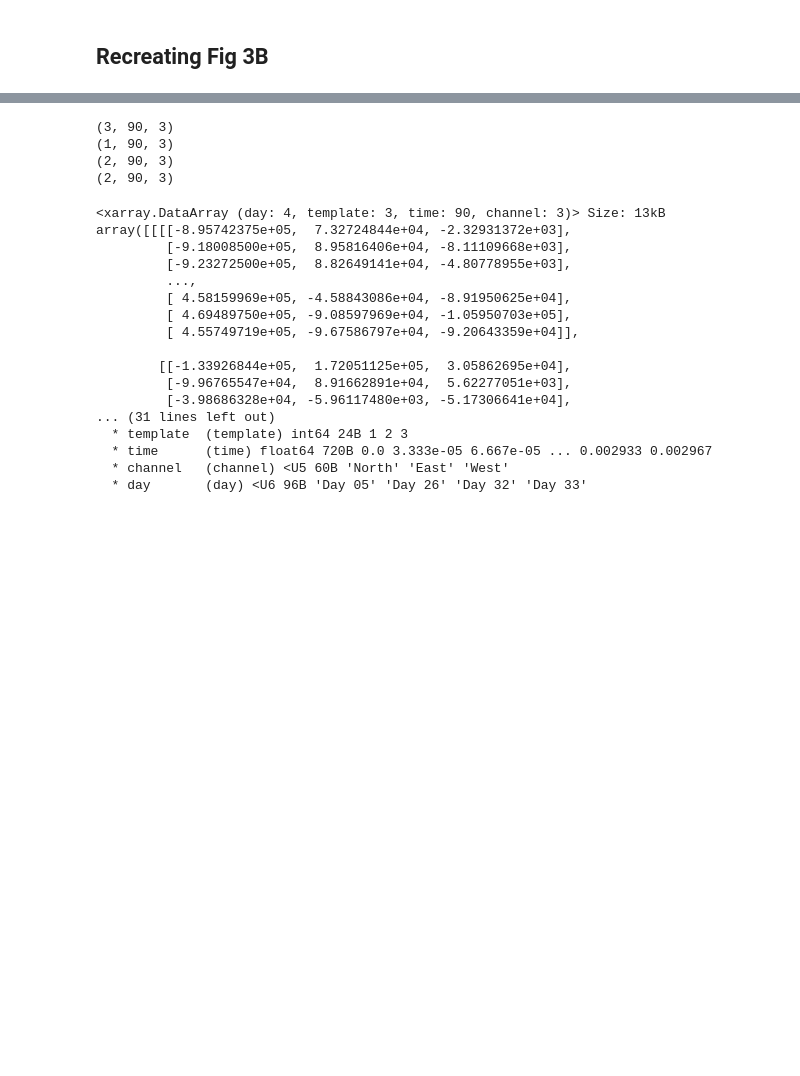
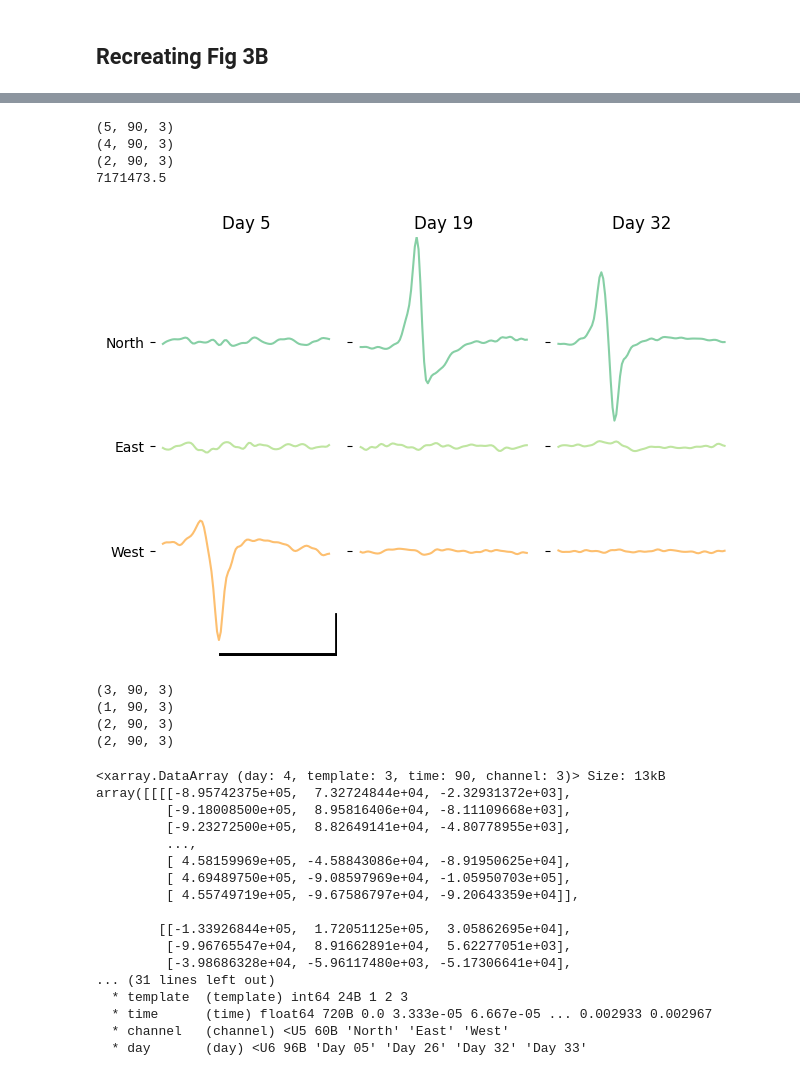
Before and after one commit to organoid-intelligence/neuralmodulation_shell_meas, a Jupyter notebook: notebooks/fig3.ipynb, the cells around one changed output, grey strips where cells are left out. Cells and saved outputs as stored; diff of their text form; code cells hidden in the pictures; blank space fills up the shorter version.

```diff
--- a/notebooks/fig3.ipynb
+++ b/notebooks/fig3.ipynb
@@ -315,3 +476,73 @@ plt.yticks([0.5*dy, dy*1.5, 2.5*dy], labels=['West', 'East', 'North'])
+# %%
+#UPDATED PLOTTNG EXAMPLE
+# Updated Plot - update days, add scale bars, make ordering consistent with 3A
+short_days = [days[0],days[3],days[5]]
+short_recordings = [recordings[0],recordings[3],recordings[5]]
+short_index = [0,3,5,6]
+# Plot spike templates
+#fig, ax = plt.subplots(1, len(recordings), sharex=True, sharey=True)
+
+alldata = []
+spike_template_files = ['spikingdata_updated/SO1_230613waveforms_folder/templates_average.npy',
+                        'spikingdata_updated/SO1_230615waveforms_folder/templates_average.npy',
+                        'spikingdata_updated/SO1_230620waveforms_folder/templates_average.npy',
+                        'spikingdata_updated/SO1_230622waveforms_folder/templates_average.npy',
+                        'spikingdata_updated/SO1_230629waveforms_folder/templates_average.npy',
+                        'spikingdata_updated/SO1_230705waveforms_folder/templates_average.npy',
+                        'spikingdata_updated/SO1_230706waveforms_folder/templates_average.npy',
+                        #'',
+                        'spikingdata_updated/SO1_230721waveforms_folder/templates_average.npy']
+fpath_spikes = '/Volumes/T7/surpass/electrophysiology/Gracias Data/paper_data/figure3/fig3/'
+
+#Match plot in figure
+
+short_spike_inds = [1,1,1,0]
+alldata = []
+dy = 0
+for i in np.arange(len(short_recordings)):
+    template_data = np.load(fpath_spikes+spike_template_files[short_index[i]])
+    print(template_data.shape)
+    alldata.append(template_data[short_spike_inds[i]])
+    dy = max([dy,(getmin(template_data[short_spike_inds[i]]) - getmax(template_data[short_spike_inds[i]])) * -1])
+
+from mpl_toolkits.axes_grid1.anchored_artists import AnchoredSizeBar
+rgba1 = cmap(1/3)
+rgba2 = cmap(2/3)
+rgba3 = cmap(3/4)
+
+print(dy)
+#plt.plot(alldata[0][:,2])
+fig, ax = plt.subplots(1, len(short_recordings), sharex=True, sharey=True)
+for i in np.arange(len(ax)):
+    ax[i].spines['right'].set_visible(False)
+    ax[i].spines['left'].set_visible(False)
+    ax[i].spines['bottom'].set_visible(False)
+    ax[i].spines['top'].set_visible(False)
+
+    ax[i].plot(alldata[i][:,0] + 1*dy, color=rgba1)
+    ax[i].plot(alldata[i][:,1] + 2*dy, color=rgba2)
+    ax[i].plot(alldata[i][:,2] + 3*dy, color=rgba3)
+
+    ax[i].get_xaxis().set_visible(False)
+    ax[i].set_title(days[short_index[i]])
+
+plt.ylim(0, (4*dy))
+plt.tight_layout()
+plt.yticks([1*dy, dy*2, 3*dy], labels=['West', 'East', 'North'])
+
+length_x = INTAN_FS*0.002
+# time bar of 2 ms on the first panel
+spike_add_time_scalebar(ax[0], length_x=length_x, label='', loc='lower right', color='black')
+
+# amplitude bar of 5 µV (convert to your y-data via INTAN_RAW_DATA_SCALING_FACTOR)
+spike_add_amp_scalebar(ax[0], height_y=5*INTAN_SPIKE_TEMPLATE_SCALING_FACTOR,
+                 label='', loc='lower right', color='black')
+# %% [output]
+(5, 90, 3)
+(4, 90, 3)
+(2, 90, 3)
+7171473.5
+[figure, added]
 # %%
 import xarray as xr
 # %%
```
Also changed, not shown: parts of 10 cells of this notebook, 1 other file.
